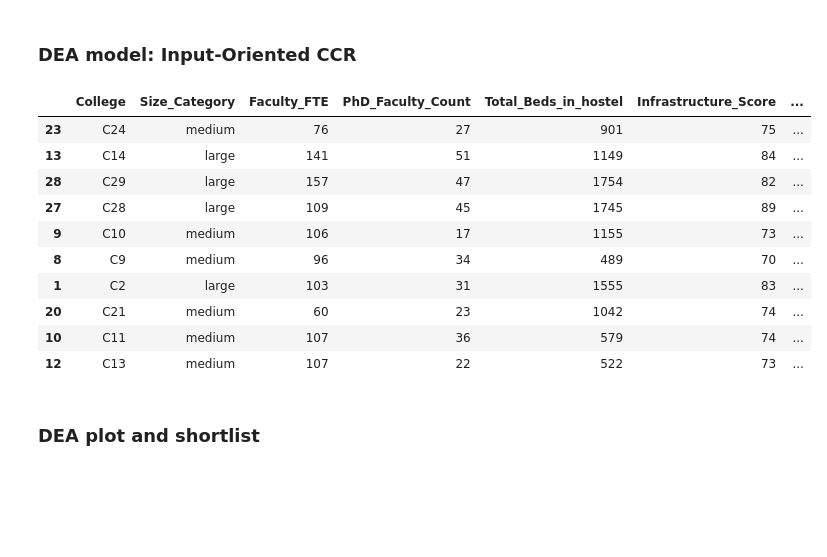
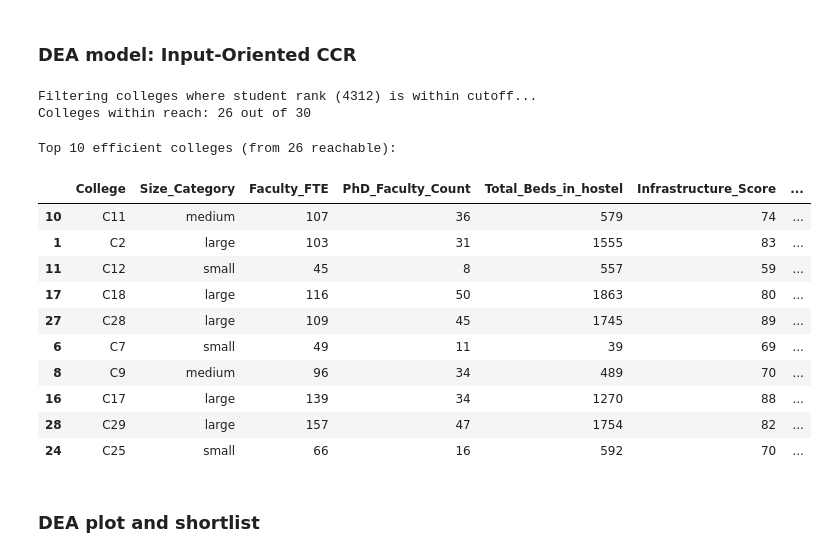
Before and after one commit to VedantJoshi23/DecisionMakingUsingData, a Jupyter notebook: analysis copy.ipynb, the cells around one changed output. Cells and saved outputs as stored; diff of their text form; code cells hidden in the pictures; blank space fills up the shorter version.

```diff
--- a/analysis copy.ipynb
+++ b/analysis copy.ipynb
@@ -273,38 +427,45 @@ def dea_input_oriented_ccr(inputs, outputs):
 
     return scores
 # %%
-# Prepare input and output matrices
+# IMPROVEMENT #1: Filter colleges by cutoff rank BEFORE DEA
+# Only analyze colleges where student_rank <= cutoff_rank
+print(f"\nFiltering colleges where student rank ({student_rank}) is within cutoff...")
+reachable_colleges = dea_df[dea_df["College_Cutoff_Rank"] >= student_rank].copy()
+print(f"Colleges within reach: {len(reachable_colleges)} out of {len(dea_df)}")
+
+# Prepare input and output matrices (WITHOUT cutoff rank)
 input_cols = ["Faculty_FTE", "PhD_Faculty_Count", "Total_Beds_in_hostel",
               "Infrastructure_Score", "Operating_Expenditure_Lakh"]
 output_cols = ["Placement_Rate", "Average_Package_LPA", "Research_Publications",
-               "Student_Satisfaction", "Graduation_Rate", "College_Cutoff_Rank"]
+               "Student_Satisfaction", "Graduation_Rate"]
+# %% [output]
+Filtering colleges where student rank (4312) is within cutoff...
+Colleges within reach: 26 out of 30
 # %%
-# Reverse the cutoff rank because DEA maximizes outputs
-dea_df["Inv_College_Cutoff"] = dea_df["College_Cutoff_Rank"].max() - dea_df["College_Cutoff_Rank"]
+# Run DEA on reachable colleges only
+inputs = reachable_colleges[input_cols].values.astype(float)
+outputs = reachable_colleges[output_cols].values.astype(float)
 
-# Replace in DEA outputs
-output_cols[-1] = "Inv_College_Cutoff"
+dea_scores = dea_input_oriented_ccr(inputs, outputs)
+reachable_colleges["DEA_Efficiency_Theta"] = dea_scores
 # %%
-inputs = dea_df[input_cols].values.astype(float)
-outputs = dea_df[output_cols].values.astype(float)
-
-dea_scores = dea_input_oriented_ccr(inputs, outputs)
-dea_df["DEA_Efficiency_Theta"] = dea_scores
-
-dea_df_sorted = dea_df.sort_values("DEA_Efficiency_Theta", ascending=False)  # closer to 1 is better
+# Sort by efficiency and display top colleges
+dea_df_sorted = reachable_colleges.sort_values("DEA_Efficiency_Theta", ascending=False)
+print(f"\nTop 10 efficient colleges (from {len(reachable_colleges)} reachable):")
 dea_df_sorted.head(10)
 # %% [output]
+Top 10 efficient colleges (from 26 reachable):
 |  | College | Size_Category | Faculty_FTE | PhD_Faculty_Count | Total_Beds_in_hostel | Infrastructure_Score | ... |
-| 23 | C24 | medium | 76 | 27 | 901 | 75 | ... |
-| 13 | C14 | large | 141 | 51 | 1149 | 84 | ... |
+| 10 | C11 | medium | 107 | 36 | 579 | 74 | ... |
+| 1 | C2 | large | 103 | 31 | 1555 | 83 | ... |
+| 11 | C12 | small | 45 | 8 | 557 | 59 | ... |
+| 17 | C18 | large | 116 | 50 | 1863 | 80 | ... |
+| 27 | C28 | large | 109 | 45 | 1745 | 89 | ... |
+| 6 | C7 | small | 49 | 11 | 39 | 69 | ... |
+| 8 | C9 | medium | 96 | 34 | 489 | 70 | ... |
+| 16 | C17 | large | 139 | 34 | 1270 | 88 | ... |
 | 28 | C29 | large | 157 | 47 | 1754 | 82 | ... |
-| 27 | C28 | large | 109 | 45 | 1745 | 89 | ... |
-| 9 | C10 | medium | 106 | 17 | 1155 | 73 | ... |
-| 8 | C9 | medium | 96 | 34 | 489 | 70 | ... |
-| 1 | C2 | large | 103 | 31 | 1555 | 83 | ... |
-| 20 | C21 | medium | 60 | 23 | 1042 | 74 | ... |
-| 10 | C11 | medium | 107 | 36 | 579 | 74 | ... |
-| 12 | C13 | medium | 107 | 22 | 522 | 73 | ... |
+| 24 | C25 | small | 66 | 16 | 592 | 70 | ... |
 # %% [markdown]
 ### DEA plot and shortlist
 # %%
```
Also changed, not shown: parts of 20 cells of this notebook.
